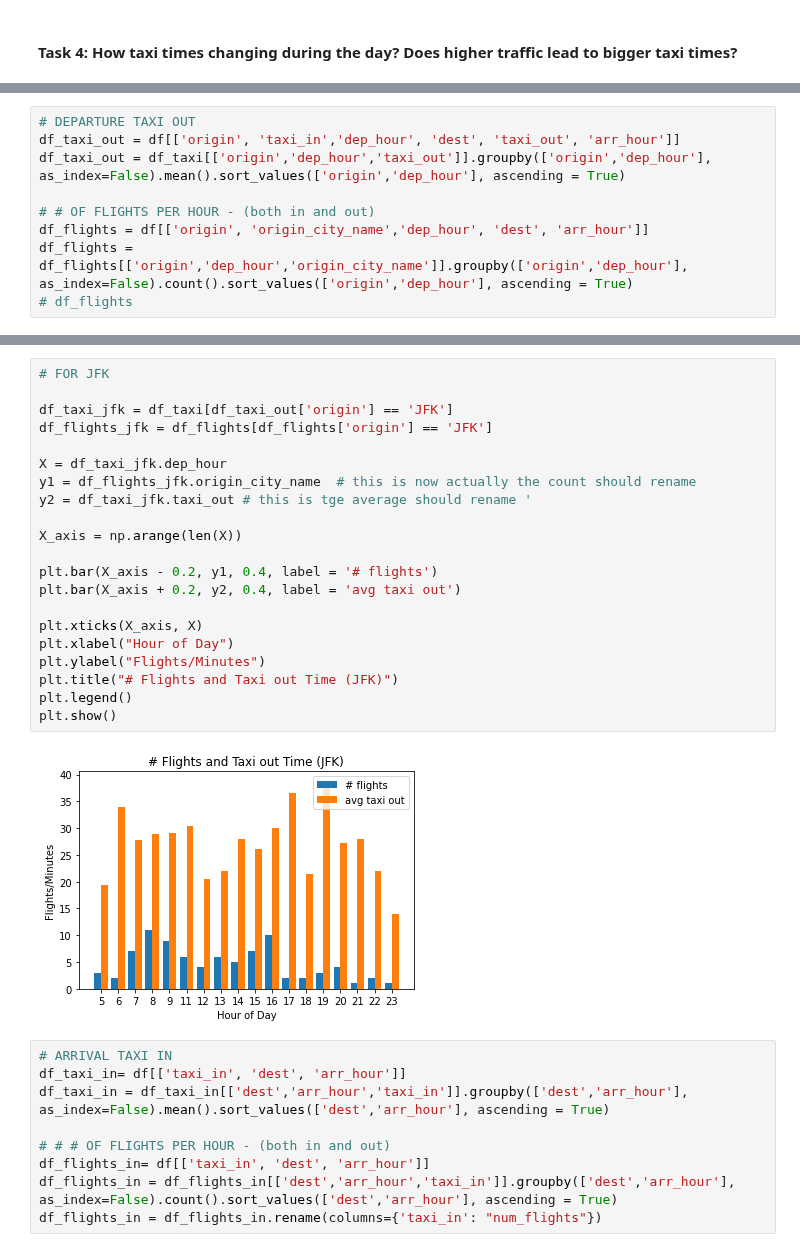
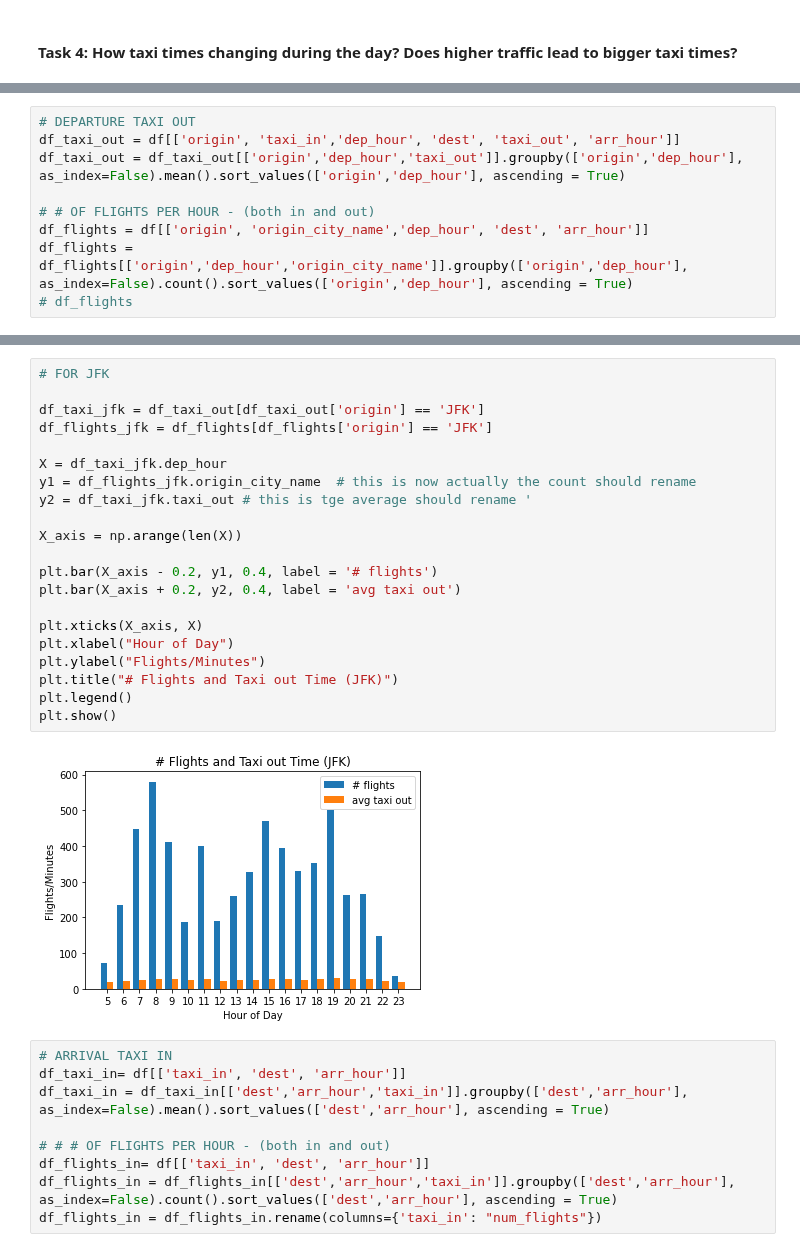
Before and after one commit to jackycwwang/lighthouse_lab_midterm_project, a Jupyter notebook: src/1.1-exploratory_analysis.ipynb, the cells around one changed output, grey strips where cells are left out. Saved outputs shown, nothing was run; the diff lists cells and outputs as text.

```diff
--- a/src/1.1-exploratory_analysis.ipynb
+++ b/src/1.1-exploratory_analysis.ipynb
@@ -240,7 +223,7 @@ df = split_time_of_day_arrival(df)
 # %%
 # DEPARTURE TAXI OUT
 df_taxi_out = df[['origin', 'taxi_in','dep_hour', 'dest', 'taxi_out', 'arr_hour']]
-df_taxi_out = df_taxi[['origin','dep_hour','taxi_out']].groupby(['origin','dep_hour'], as_index=False).mean().sort_values(['origin','dep_hour'], ascending = True)
+df_taxi_out = df_taxi_out[['origin','dep_hour','taxi_out']].groupby(['origin','dep_hour'], as_index=False).mean().sort_values(['origin','dep_hour'], ascending = True)
 
 # # OF FLIGHTS PER HOUR - (both in and out)
 df_flights = df[['origin', 'origin_city_name','dep_hour', 'dest', 'arr_hour']]
@@ -275,26 +256,26 @@ KeyError: 'origin'
 # %%
 # FOR JFK
 
-df_taxi_jfk = df_taxi[df_taxi_out['origin'] == 'JFK']
+df_taxi_jfk = df_taxi_out[df_taxi_out['origin'] == 'JFK']
 df_flights_jfk = df_flights[df_flights['origin'] == 'JFK']
 
 X = df_taxi_jfk.dep_hour
 y1 = df_flights_jfk.origin_city_name  # this is now actually the count should rename
 y2 = df_taxi_jfk.taxi_out # this is tge average should rename '
 
 X_axis = np.arange(len(X))
 
 plt.bar(X_axis - 0.2, y1, 0.4, label = '# flights')
 plt.bar(X_axis + 0.2, y2, 0.4, label = 'avg taxi out')
 
 plt.xticks(X_axis, X)
 plt.xlabel("Hour of Day")
 plt.ylabel("Flights/Minutes")
 plt.title("# Flights and Taxi out Time (JFK)")
 plt.legend()
 plt.show()
 # %% [output]
-[figure, old version]
+[figure, new version]
 # %%
 # ARRIVAL TAXI IN
 df_taxi_in= df[['taxi_in', 'dest', 'arr_hour']]
```
Also changed, not shown: parts of 51 cells of this notebook, 3 other files.
